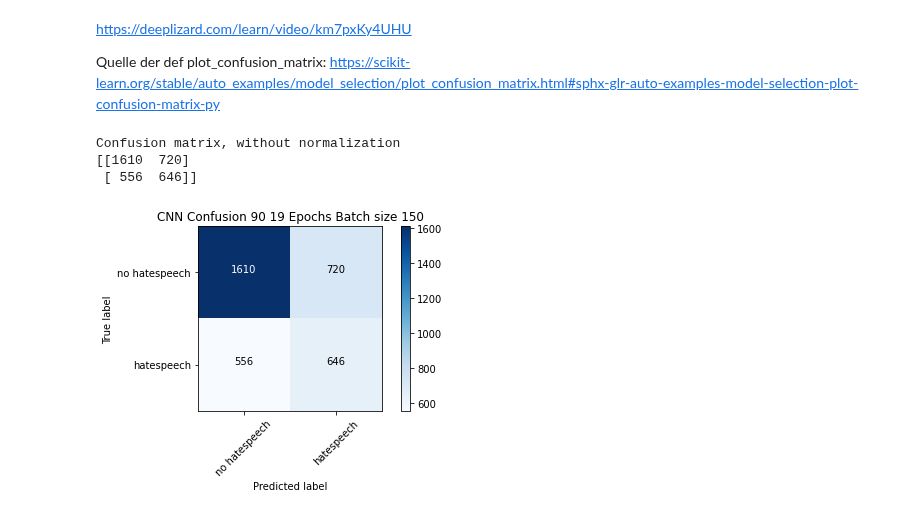
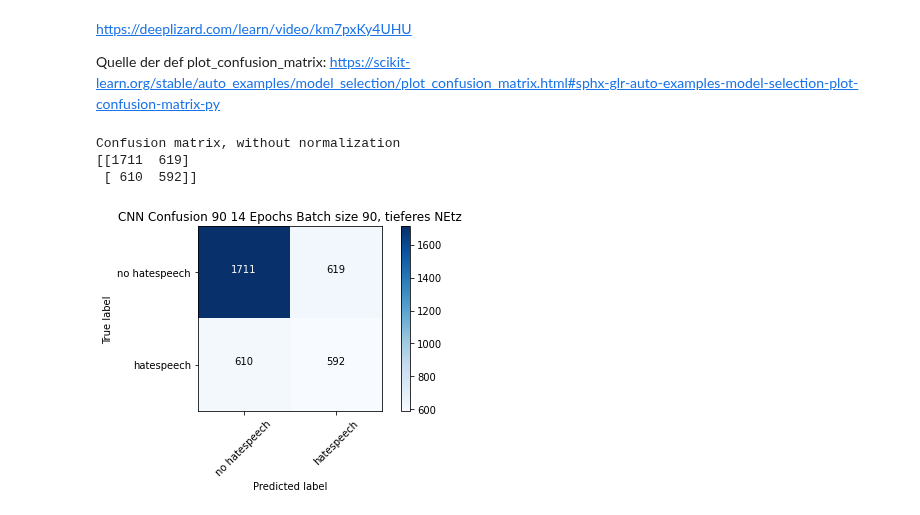
Before and after one commit to BiancaStadl/ProjektarbeitML, a Jupyter notebook: CNN_embedded.ipynb, the cells around one changed output. Drawn from its saved outputs; the diff is of its cells as text; code cells hidden in the pictures.

Commit message:
CNN Confusion 90 14 Epochs Batch size 90, tieferes Netz

```diff
--- a/CNN_embedded.ipynb
+++ b/CNN_embedded.ipynb
@@ -431,6 +431,9 @@ CNN1605210290AEBN = tf.keras.Sequential()
 CNN1605210290AEBN.add(tf.keras.layers.Embedding(vocabulary_size, output_dim=200, input_length=60, embeddings_initializer = keras.initializers.Constant(glove_matrix), trainable= False))
 #CNN1605210290AEBN.add(tf.keras.layers.BatchNormalization())
 CNN1605210290AEBN.add(tf.keras.layers.Dropout(0.4))
+CNN1605210290AEBN.add(tf.keras.layers.Conv1D(filters=90, kernel_size=3, padding="valid", activation="relu"))
+#CNN1605210290AEBN.add(tf.keras.layers.BatchNormalization())
+CNN1605210290AEBN.add(tf.keras.layers.MaxPooling1D())
 CNN1605210290AEBN.add(tf.keras.layers.Conv1D(filters=90, kernel_size=3, padding="valid", activation="relu"))
 #CNN1605210290AEBN.add(tf.keras.layers.BatchNormalization())
 CNN1605210290AEBN.add(tf.keras.layers.MaxPooling1D())
@@ -534,8 +537,8 @@ callbackEarlyStopping = [
     )
 ]
 # %%
-training_epochs = 19
-batch_size = 150
+training_epochs = 14
+batch_size = 90
 validation_split=0.2
 # %%
 #Werte der Convolutional-Schichten variieren (Filter), Batch-Size variieren, kernel-size..
@@ -653,9 +656,9 @@ cm = confusion_matrix(y_true=nptesting_labels, y_pred=prediction_rounded90AEBN)
 # %%
 plot_labels = ['no hatespeech','hatespeech']
 # %%
-plot_confusion_matrix(cm=cm, classes=plot_labels, title='CNN Confusion 90 19 Epochs Batch size 150')
+plot_confusion_matrix(cm=cm, classes=plot_labels, title='CNN Confusion 90 14 Epochs Batch size 90, tieferes NEtz')
 # %% [output]
 Confusion matrix, without normalization
-[[1610  720]
- [ 556  646]]
+[[1711  619]
+ [ 610  592]]
-[figure, old version]
+[figure, new version]
```
Also changed, not shown: parts of 4 cells of this notebook.
